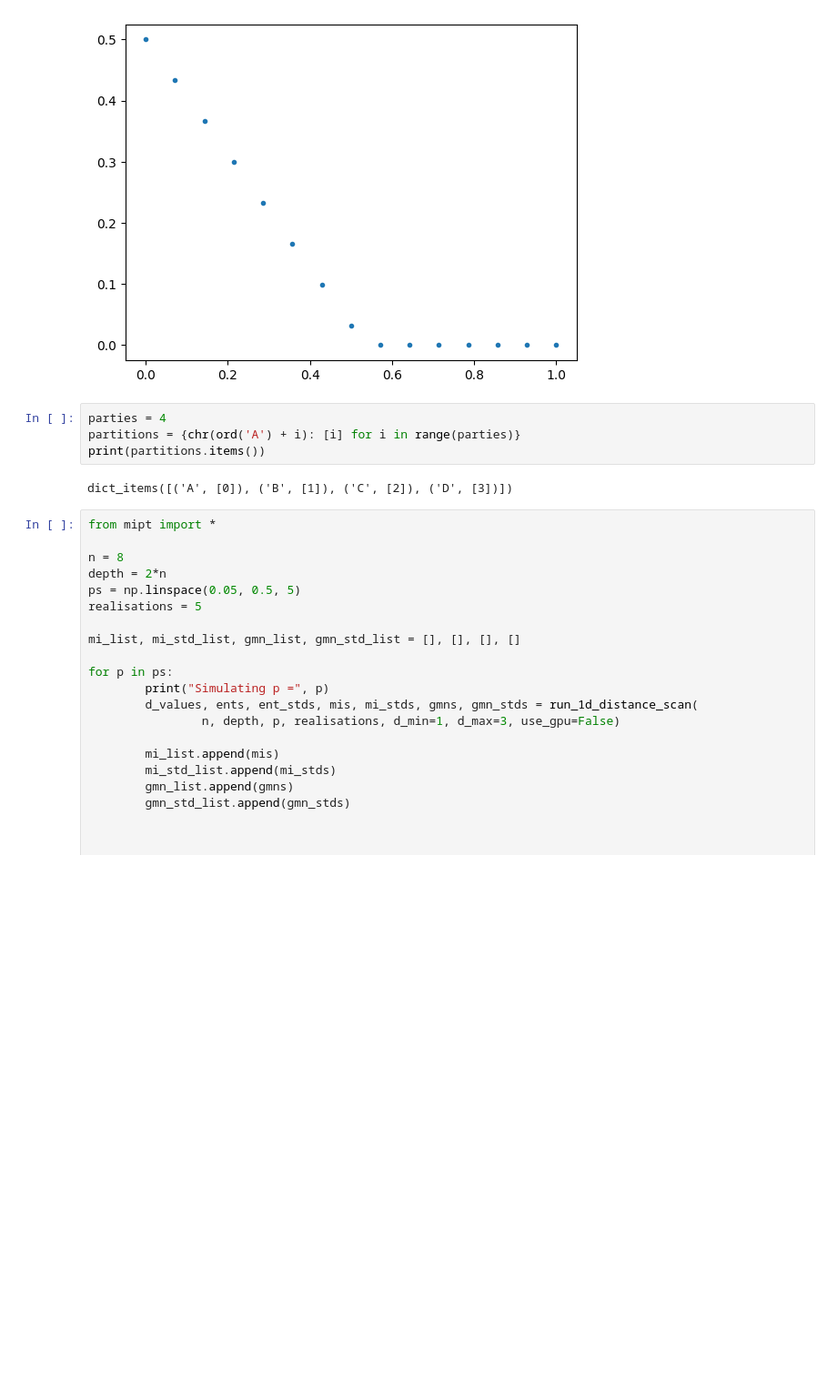
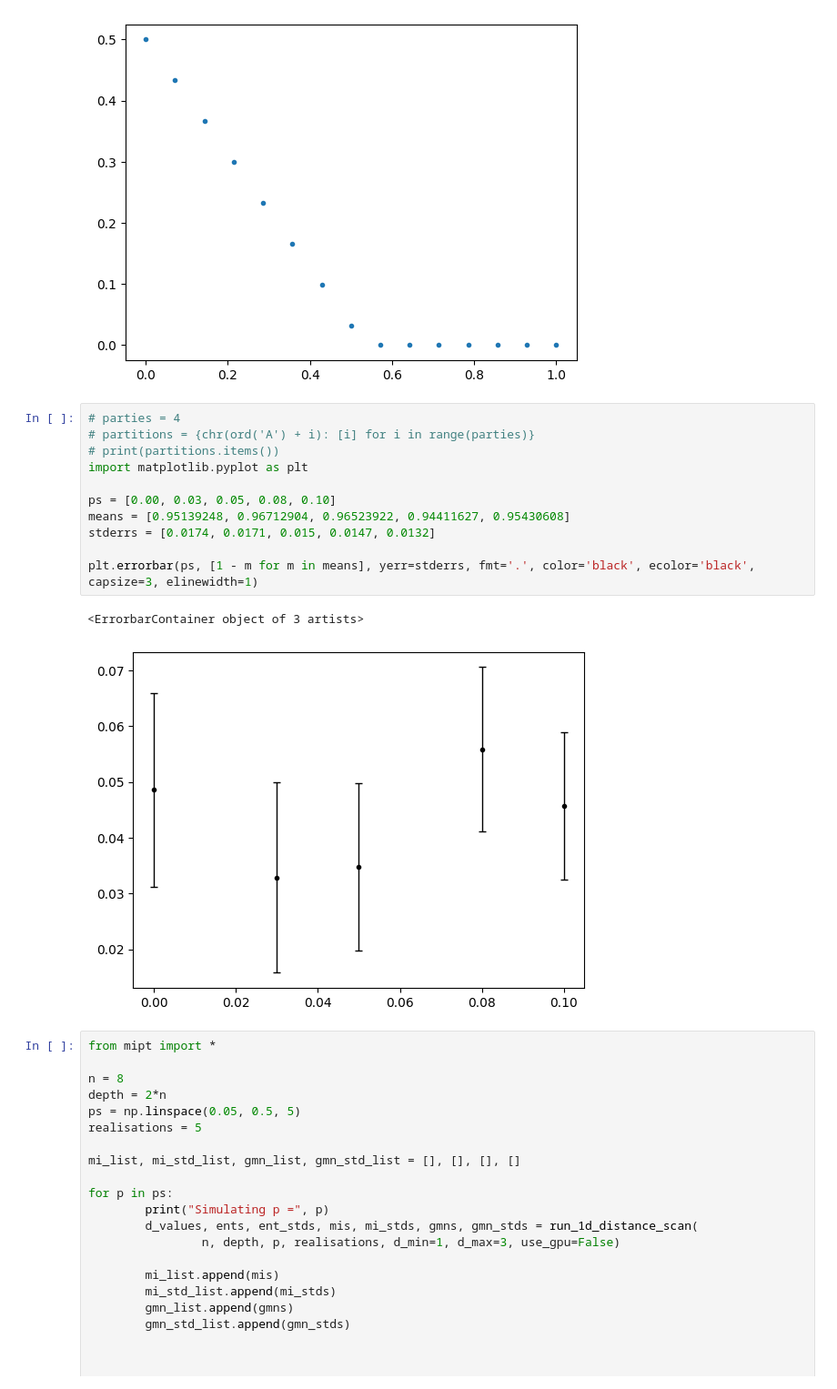
Before and after one commit to amarce4/mipt, a Jupyter notebook: python/mipt.ipynb, the cells around one changed output. Shown at 91% size. Drawn from its saved outputs; the diff is of its cells as text; blank space fills up the shorter version.

```diff
--- a/python/mipt.ipynb
+++ b/python/mipt.ipynb
@@ -128,11 +129,19 @@ plt.plot(ps, gmn_values, '.')
 [<matplotlib.lines.Line2D at 0x...>]
 [figure]
 # %%
-parties = 4
-partitions = {chr(ord('A') + i): [i] for i in range(parties)}
-print(partitions.items())
+# parties = 4
+# partitions = {chr(ord('A') + i): [i] for i in range(parties)}
+# print(partitions.items())
+import matplotlib.pyplot as plt
+
+ps = [0.00, 0.03, 0.05, 0.08, 0.10]
+means = [0.95139248, 0.96712904, 0.96523922, 0.94411627, 0.95430608]
+stderrs = [0.0174, 0.0171, 0.015, 0.0147, 0.0132]
+
+plt.errorbar(ps, [1 - m for m in means], yerr=stderrs, fmt='.', color='black', ecolor='black', capsize=3, elinewidth=1)
 # %% [output]
-dict_items([('A', [0]), ('B', [1]), ('C', [2]), ('D', [3])])
+<ErrorbarContainer object of 3 artists>
+[figure, added]
 # %%
 from mipt import *
 
```
Also changed, not shown: parts of 1 cell of this notebook, 8 other files.
